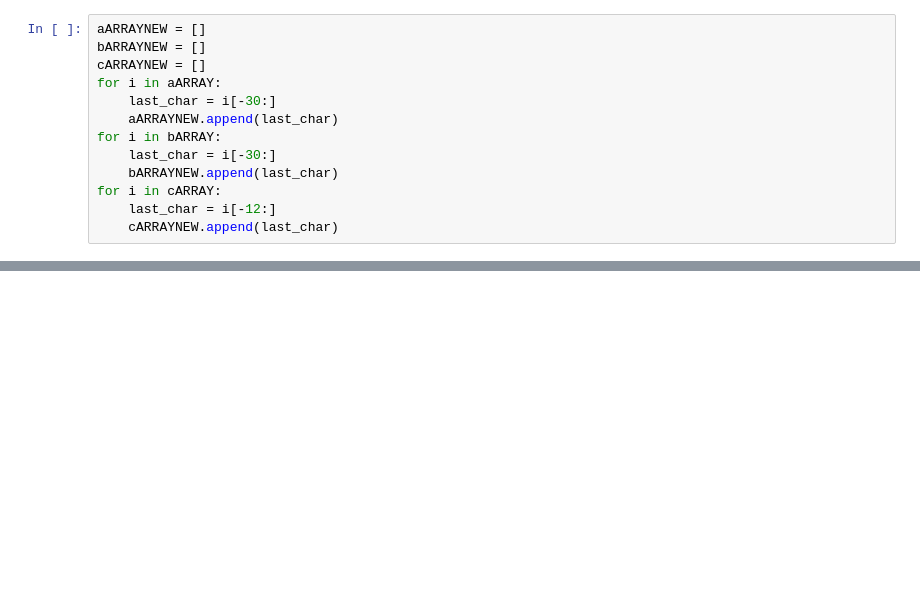
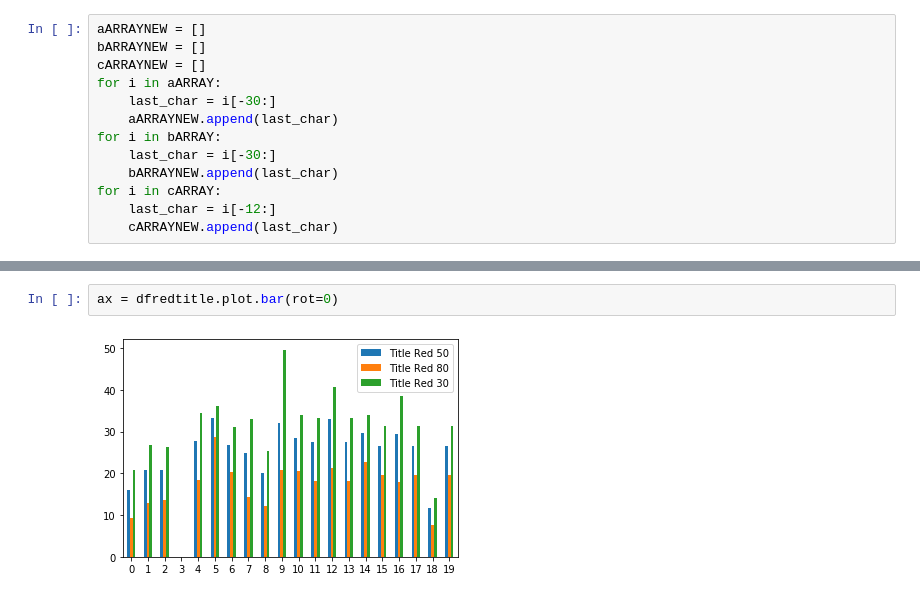
Before and after one commit to Kunal2341/fakerealdocument, a Jupyter notebook: JupyterNotebook/Everything.ipynb, the cells around one changed output, grey strips where cells are left out. Saved outputs shown, nothing was run; the diff lists cells and outputs as text; blank space fills up the shorter version.

```diff
--- a/JupyterNotebook/Everything.ipynb
+++ b/JupyterNotebook/Everything.ipynb
@@ -795,0 +1429,4 @@ df
+# %%
+ax = dfredtitle.plot.bar(rot=0)
+# %% [output]
+[figure, added]
```
Also changed, not shown: parts of 53 cells of this notebook, 1 other file.
